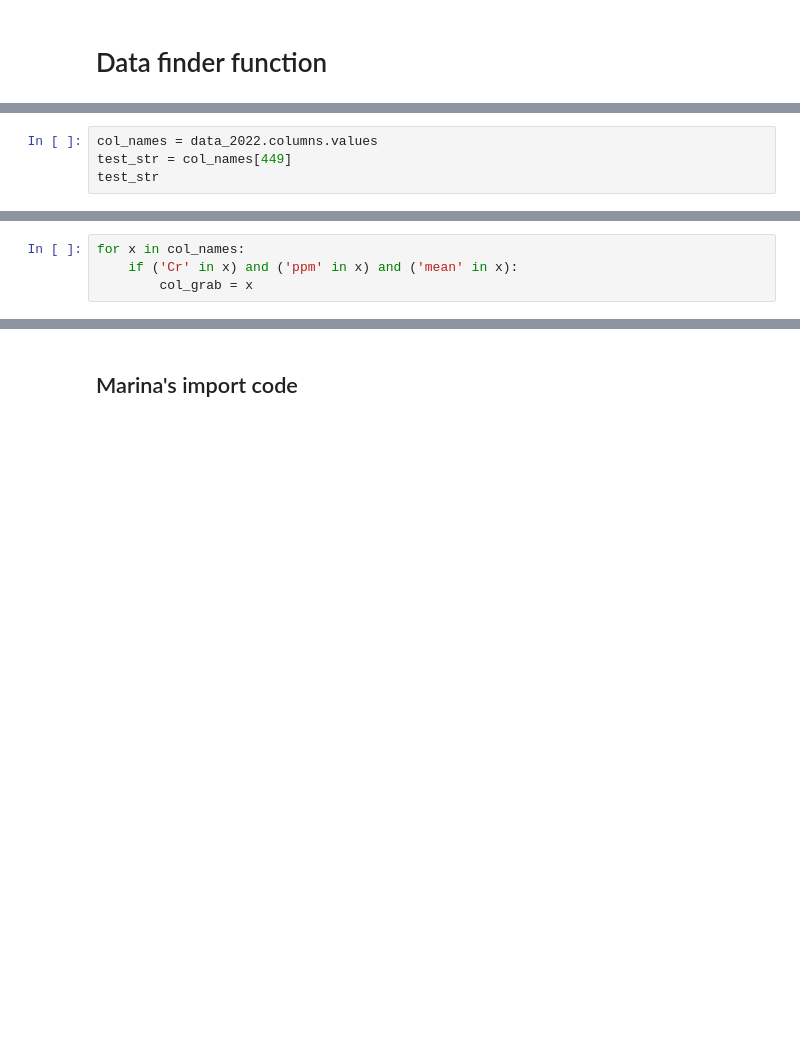
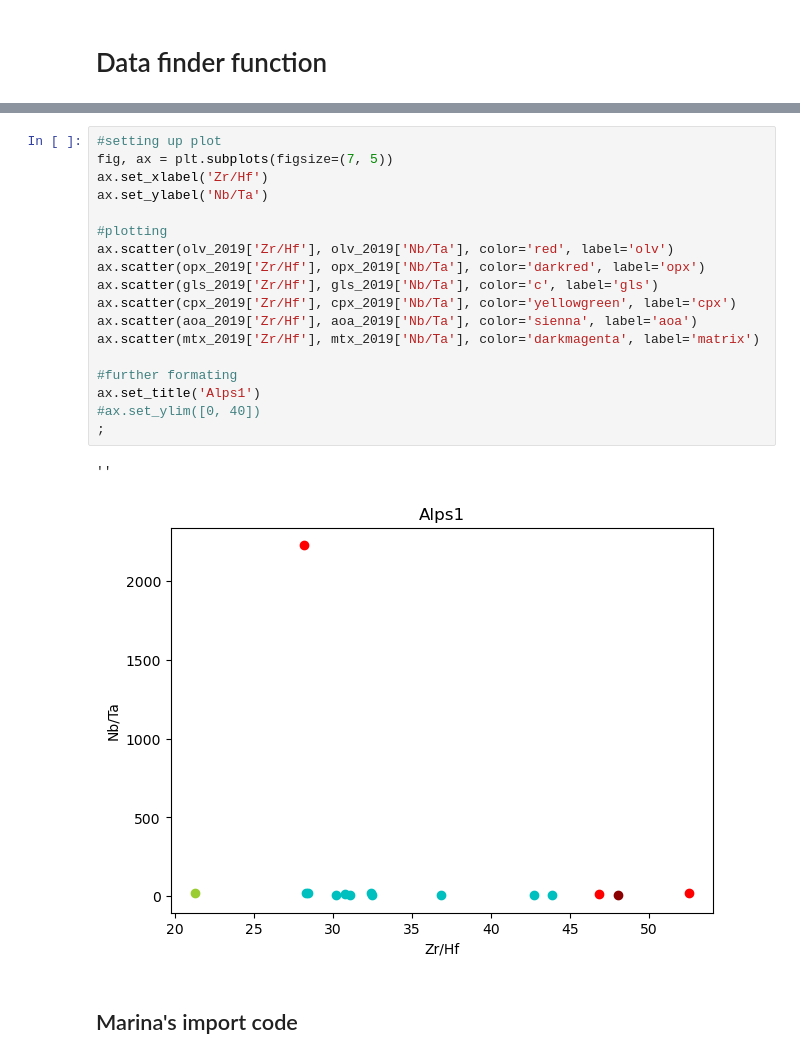
Before and after one commit to JGCAITLIN/HFSE, a Jupyter notebook: prelim_plotting.ipynb, the cells around one changed output, grey strips where cells are left out. Saved outputs shown, nothing was run; the diff lists cells and outputs as text; blank space fills up the shorter version.

Commit message:
finished data find function and started plotting

```diff
--- a/prelim_plotting.ipynb
+++ b/prelim_plotting.ipynb
@@ -87,4 +56,0 @@ data_2022[data_2022.Met_Name == 'Alps9']
-# %%
-col_names = data_2022.columns.values
-test_str = col_names[449]
-test_str
@@ -97,4 +56,0 @@ False
-# %%
-for x in col_names:
-    if ('Cr' in x) and ('ppm' in x) and ('mean' in x):
-        col_grab = x
@@ -109,3 +162,24 @@ def data_find(pd_df, by_meteorite=False, meteorite='', obj='', spot='', by_phase
+# %%
+#setting up plot
+fig, ax = plt.subplots(figsize=(7, 5))
+ax.set_xlabel('Zr/Hf')
+ax.set_ylabel('Nb/Ta')
+
+#plotting
+ax.scatter(olv_2019['Zr/Hf'], olv_2019['Nb/Ta'], color='red', label='olv')
+ax.scatter(opx_2019['Zr/Hf'], opx_2019['Nb/Ta'], color='darkred', label='opx')
+ax.scatter(gls_2019['Zr/Hf'], gls_2019['Nb/Ta'], color='c', label='gls')
+ax.scatter(cpx_2019['Zr/Hf'], cpx_2019['Nb/Ta'], color='yellowgreen', label='cpx')
+ax.scatter(aoa_2019['Zr/Hf'], aoa_2019['Nb/Ta'], color='sienna', label='aoa')
+ax.scatter(mtx_2019['Zr/Hf'], mtx_2019['Nb/Ta'], color='darkmagenta', label='matrix')
+
+#further formating
+ax.set_title('Alps1')
+#ax.set_ylim([0, 40])
+;
+# %% [output]
+''
+[figure, added]
 # %% [markdown]
 ## Marina's import code
 # %%
```
Also changed, not shown: parts of 15 cells of this notebook.
